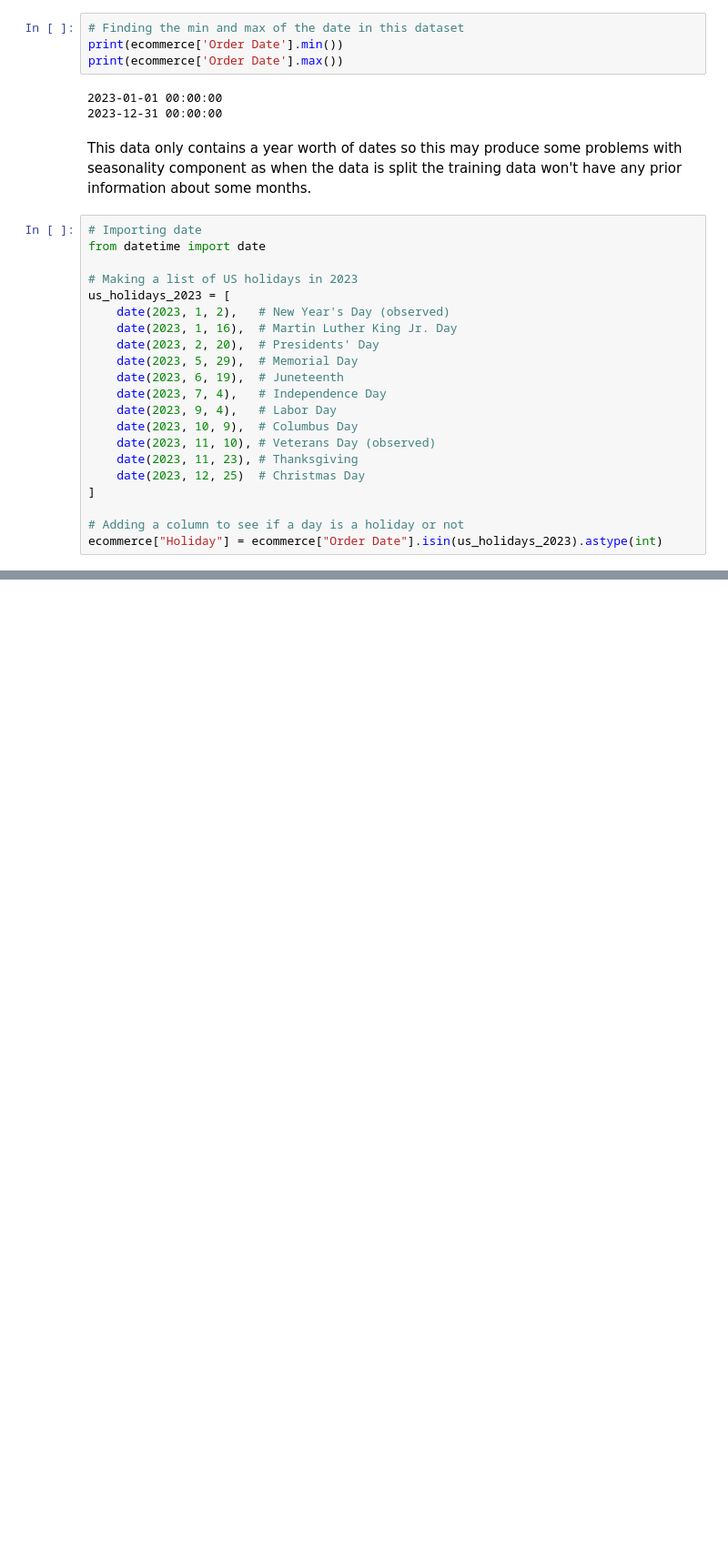
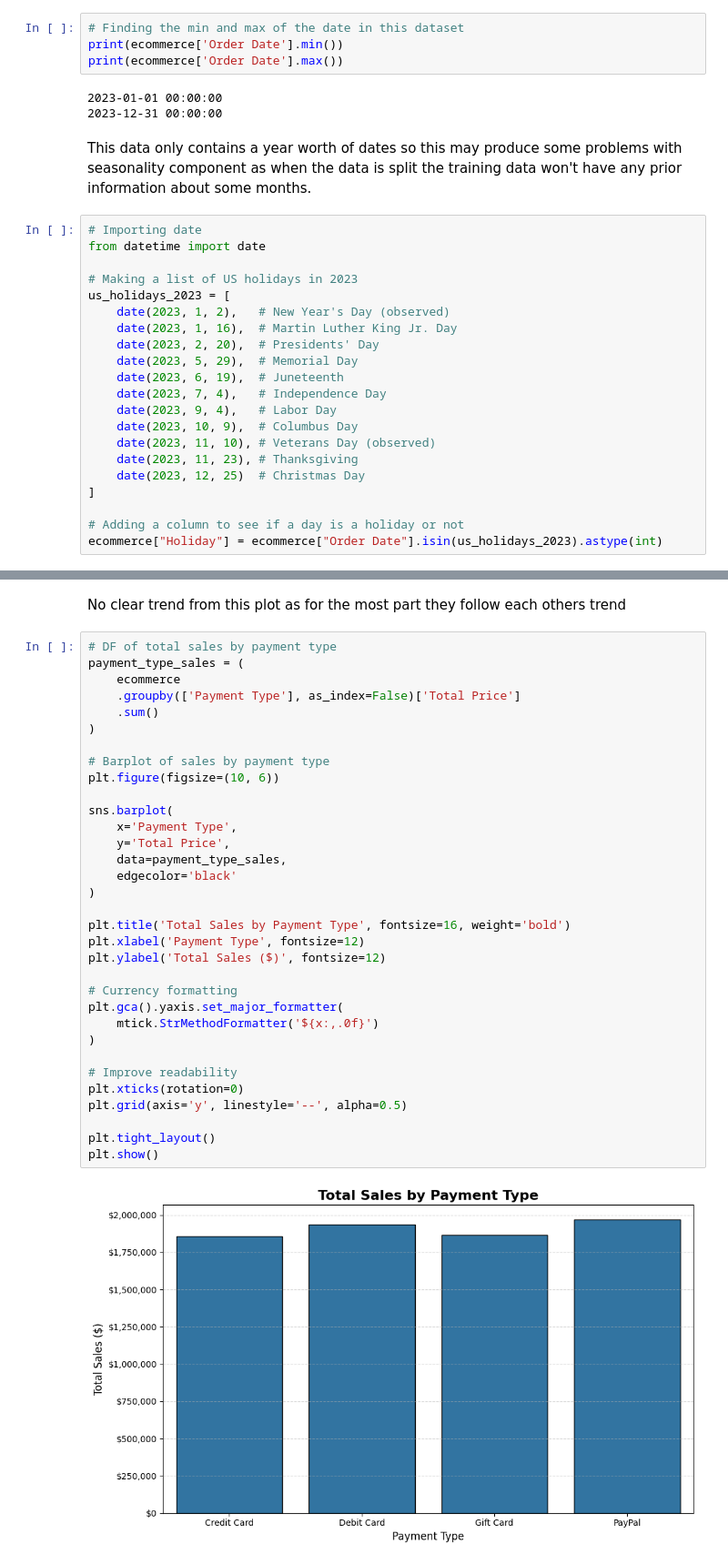
Before and after one commit to ryaltic/E-Commerce-Time-Series-Forecast, a Jupyter notebook: E_Commerce_Forecasting.ipynb, the cells around one changed output, grey strips where cells are left out. Shown at 91% size. Cells and saved outputs as stored; diff of their text form; blank space fills up the shorter version.

```diff
--- a/E_Commerce_Forecasting.ipynb
+++ b/E_Commerce_Forecasting.ipynb
@@ -142,0 +216,37 @@ ecommerce.head()
+# %% [markdown]
+No clear trend from this plot as for the most part they follow each others trend
+# %%
+# DF of total sales by payment type
+payment_type_sales = (
+    ecommerce
+    .groupby(['Payment Type'], as_index=False)['Total Price']
+    .sum()
+)
+
+# Barplot of sales by payment type
+plt.figure(figsize=(10, 6))
+
+sns.barplot(
+    x='Payment Type',
+    y='Total Price',
+    data=payment_type_sales,
+    edgecolor='black'
+)
+
+plt.title('Total Sales by Payment Type', fontsize=16, weight='bold')
+plt.xlabel('Payment Type', fontsize=12)
+plt.ylabel('Total Sales ($)', fontsize=12)
+
+# Currency formatting
+plt.gca().yaxis.set_major_formatter(
+    mtick.StrMethodFormatter('${x:,.0f}')
+)
+
+# Improve readability
+plt.xticks(rotation=0)
+plt.grid(axis='y', linestyle='--', alpha=0.5)
+
+plt.tight_layout()
+plt.show()
+# %% [output]
+[figure, added]
```
Also changed, not shown: parts of 11 cells of this notebook.
